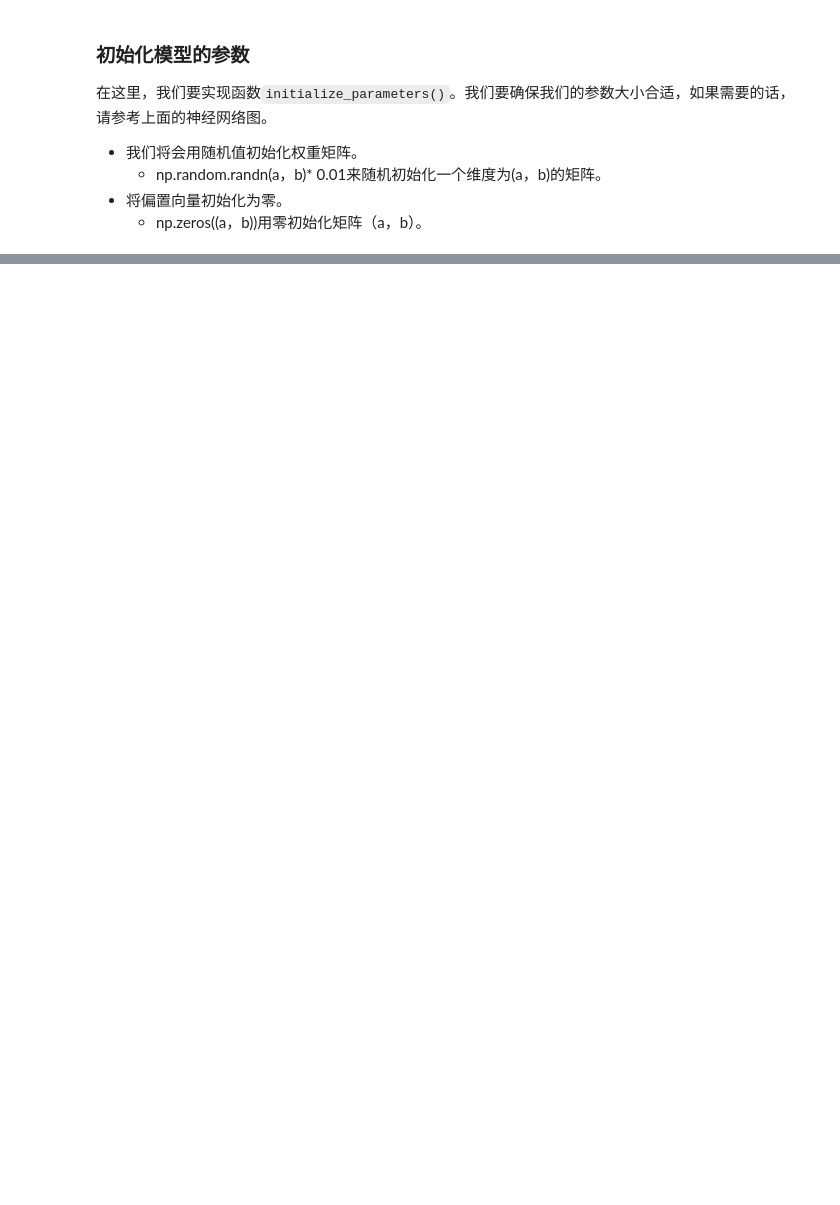
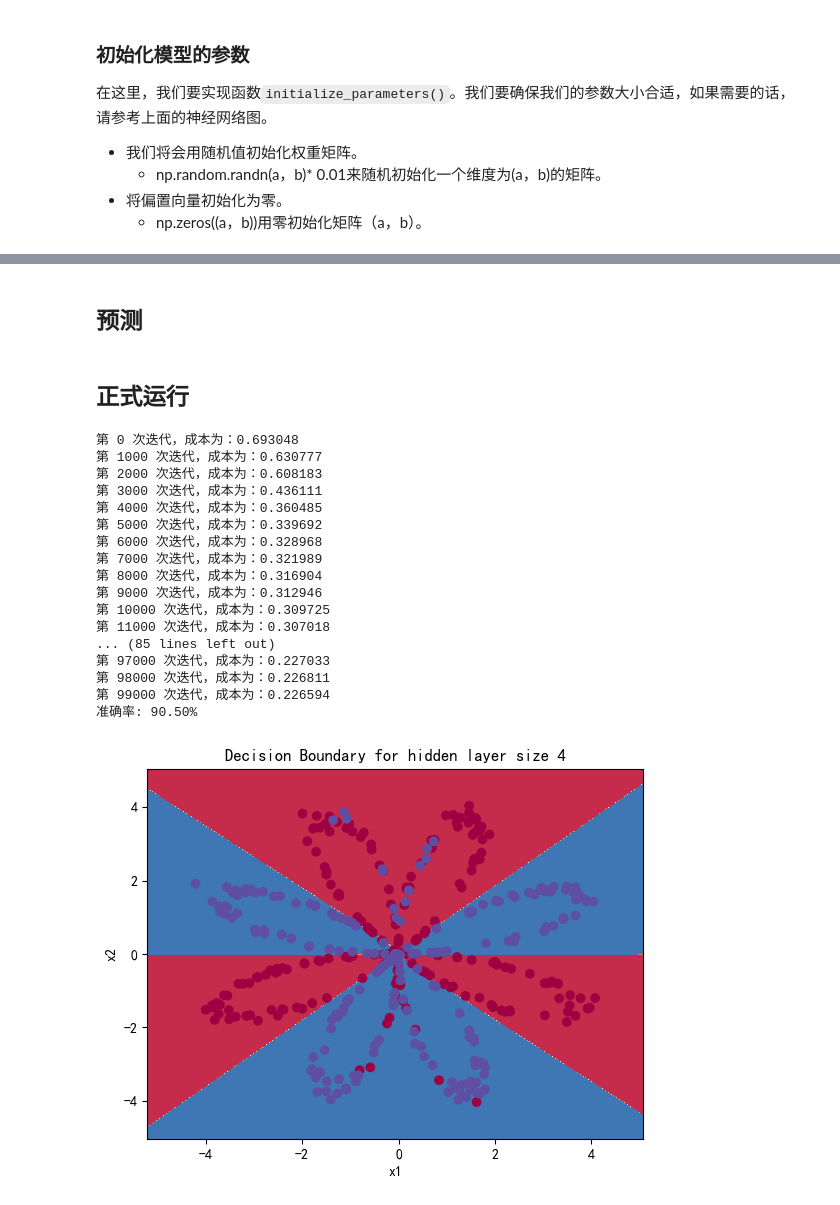
Before and after one commit to machao318927/DeepLearn_Wu, a Jupyter notebook: 第三周-带有一个隐藏层的平面数据分类.ipynb, the cells around one changed output, grey strips where cells are left out. Drawn from its saved outputs; the diff is of its cells as text; code cells hidden in the pictures; blank space fills up the shorter version.

```diff
--- a/第三周-带有一个隐藏层的平面数据分类.ipynb
+++ b/第三周-带有一个隐藏层的平面数据分类.ipynb
@@ -54,6 +54,7 @@ def sigmoid(z):
     """
     sigmoid 函数
     """
+    z = np.clip(z, -500, 500)
     s = 1 / (1 + np.exp(-z))
     return s
 
@@ -390,8 +390,8 @@ def layer_sizes(X, Y):
     return n_x, n_h, n_y
 
 # 测试
-X_assess, Y_assess = layer_sizes_test_case()
-n_x, n_h, n_y = layer_sizes(X_assess, Y_assess)
-print("输入层有 n_x = " + str(n_x))
-print("隐藏层有 n_h = " + str(n_h))
-print("输出层有 n_y = " + str(n_y))
+# X_assess, Y_assess = layer_sizes_test_case()
+# n_x, n_h, n_y = layer_sizes(X_assess, Y_assess)
+# print("输入层有 n_x = " + str(n_x))
+# print("隐藏层有 n_h = " + str(n_h))
+# print("输出层有 n_y = " + str(n_y))
@@ -462,0 +696,55 @@ b2 = [[0.]]
+# %% [markdown]
+## 预测
+# %%
+def predict(parameters, X):
+    """
+    使用训练的参数，预测一个标签向量，向量包含所有示例的预测值。
+
+    参数：
+        parameters - 包含参数的字典类型的变量。
+        X - 输入数据（n_x，m）
+
+    返回：
+        predictions - 预测的标签向量（1,m）
+    """
+    A2, cache = forward_propagation(X, parameters)
+    predictions = np.round(A2) # 将神经网络输出的概率 A2 转换为最终的类别预测标签（0 或 1）。np.round()将概率四舍五入为 0 或 1
+
+    return predictions
+
+# 测试
+# parameters, X_assess = predict_test_case()
+# predictions = predict(parameters, X_assess)
+# print("预测值 = " + str(np.mean(predictions)))
+# %% [markdown]
+## 正式运行
+# %%
+parameters = nn_model(X, Y, n_h=4, num_iterations=100000, print_cost=True)
+
+# 绘制边界
+plot_decision_boundary(lambda x: predict(parameters, x.T), X, Y)
+plt.title("Decision Boundary for hidden layer size " + str(4))
+
+predictions = predict(parameters, X)
+
+accuracy = (np.dot(Y, predictions.T) + np.dot(1 - Y, 1 - predictions.T)) / float(Y.size) * 100
+print('准确率: %.2f%%' % accuracy.item())
+# %% [output]
+第 0 次迭代，成本为：0.693048
+第 1000 次迭代，成本为：0.630777
+第 2000 次迭代，成本为：0.608183
+第 3000 次迭代，成本为：0.436111
+第 4000 次迭代，成本为：0.360485
+第 5000 次迭代，成本为：0.339692
+第 6000 次迭代，成本为：0.328968
+第 7000 次迭代，成本为：0.321989
+第 8000 次迭代，成本为：0.316904
+第 9000 次迭代，成本为：0.312946
+第 10000 次迭代，成本为：0.309725
+第 11000 次迭代，成本为：0.307018
+... (85 lines left out)
+第 97000 次迭代，成本为：0.227033
+第 98000 次迭代，成本为：0.226811
+第 99000 次迭代，成本为：0.226594
+准确率: 90.50%
+[figure, added]
```
Also changed, not shown: parts of 17 cells of this notebook, 1 other file.
